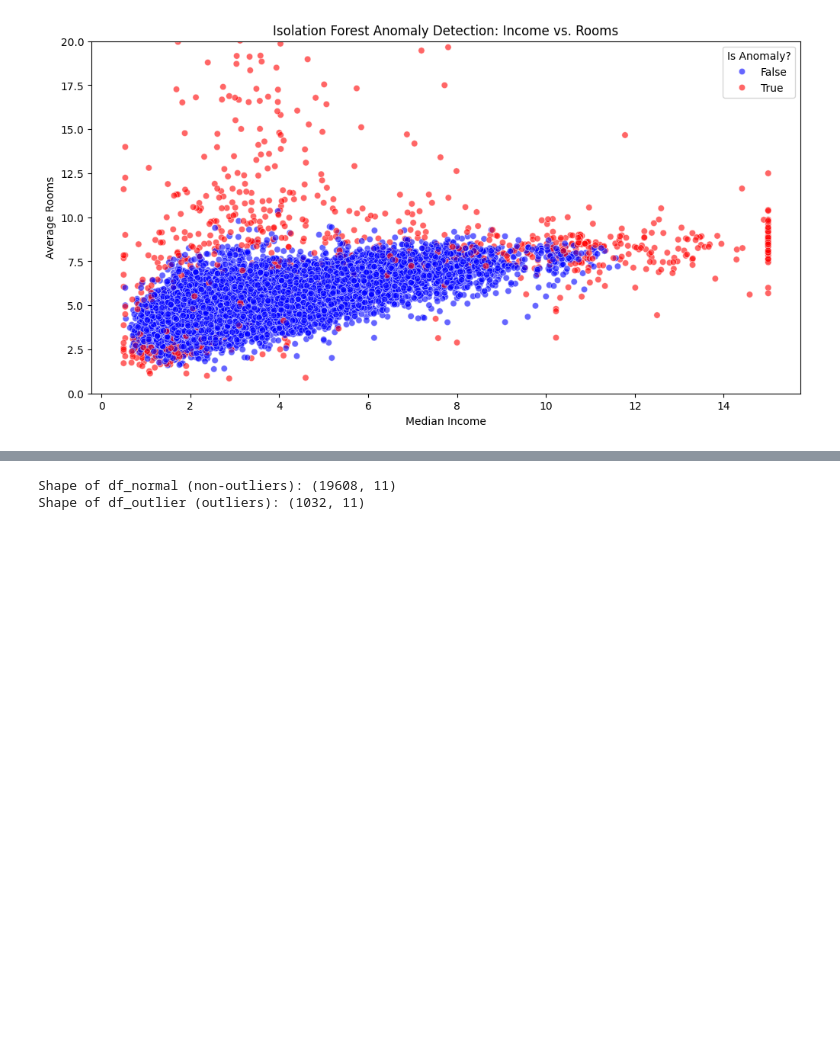
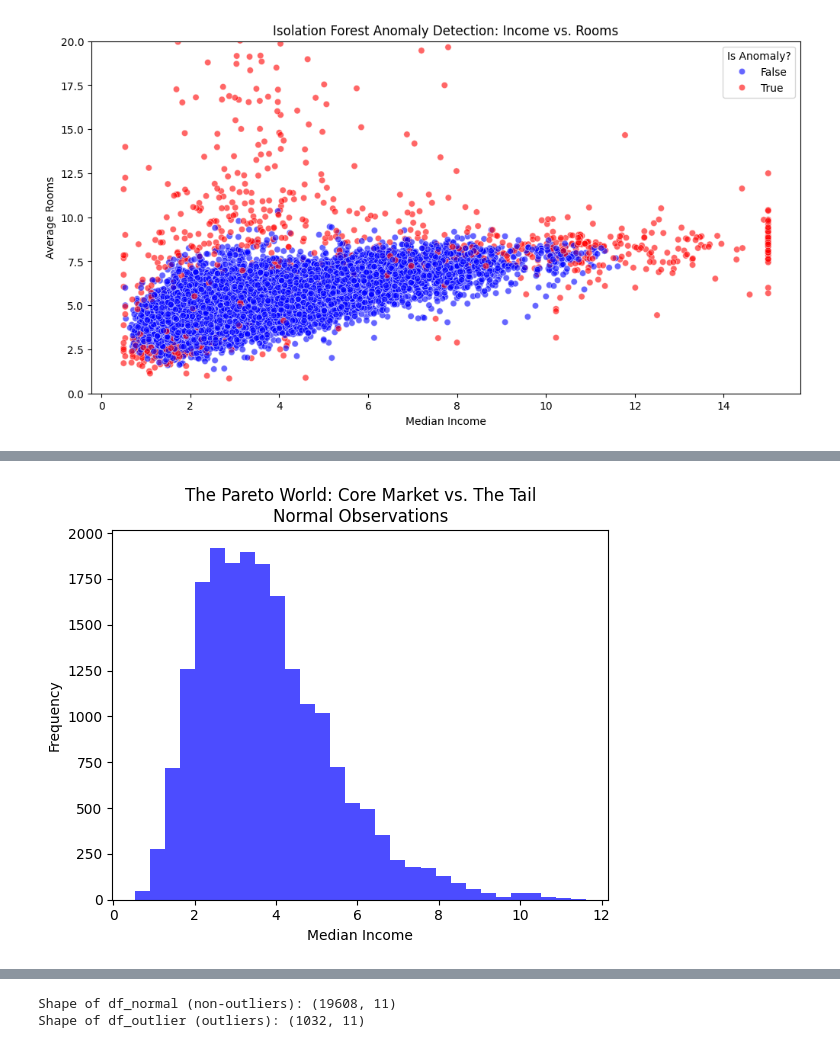
Before and after one commit to Vaidehi-9/ECON3916-33674-Statistical-Machine-Learning, a Jupyter notebook: Lab_4/[Class_4_|_Lab]_Descriptive_Statistics_—_Robustness_in_a_Skewed_World.ipynb, the cells around one changed output, grey strips where cells are left out. Saved outputs shown, nothing was run; the diff lists cells and outputs as text; code cells hidden in the pictures; blank space fills up the shorter version.

```diff
--- a/Lab_4/[Class_4_|_Lab]_Descriptive_Statistics_—_Robustness_in_a_Skewed_World.ipynb
+++ b/Lab_4/[Class_4_|_Lab]_Descriptive_Statistics_—_Robustness_in_a_Skewed_World.ipynb
@@ -110,0 +134,85 @@ To split the main DataFrame 'df' into 'df_normal' and 'df_outlier' based on the
+# %%
+df_normal = df[df["outlier_iso"] == False]
+df_outlier = df[df["outlier_iso"] == True]
+
+summary = pd.DataFrame({
+    "Group": ["Normal", "Outlier"],
+
+    "MedInc_Mean": [
+        df_normal["MedInc"].mean(),
+        df_outlier["MedInc"].mean()
+    ],
+    "MedInc_Median": [
+        df_normal["MedInc"].median(),
+        df_outlier["MedInc"].median()
+    ],
+
+    "MedHouseVal_Mean": [
+        df_normal["MedHouseVal"].mean(),
+        df_outlier["MedHouseVal"].mean()
+    ],
+    "MedHouseVal_Median": [
+        df_normal["MedHouseVal"].median(),
+        df_outlier["MedHouseVal"].median()
+    ],
+})
+
+import numpy as np
+
+def mad(series):
+    med = series.median()
+    return np.median(np.abs(series - med))
+
+summary["MedInc_Std"] = [
+    df_normal["MedInc"].std(),
+    df_outlier["MedInc"].std()
+]
+
+summary["MedInc_MAD"] = [
+    mad(df_normal["MedInc"]),
+    mad(df_outlier["MedInc"])
+]
+
+summary["MedHouseVal_Std"] = [
+    df_normal["MedHouseVal"].std(),
+    df_outlier["MedHouseVal"].std()
+]
+
+summary["MedHouseVal_MAD"] = [
+    mad(df_normal["MedHouseVal"]),
+    mad(df_outlier["MedHouseVal"])
+]
+
+print("=== Comparative Forensics Summary ===")
+print(summary.round(3))
+
+inequality_wedge = pd.DataFrame({
+    "Variable": ["MedInc", "MedHouseVal"],
+    "Inequality_Wedge": [
+        df_outlier["MedInc"].mean() - df_outlier["MedInc"].median(),
+        df_outlier["MedHouseVal"].mean() - df_outlier["MedHouseVal"].median()
+    ]
+})
+
+print("\n=== Inequality Wedge (Outliers) ===")
+print(inequality_wedge.round(3))
+
+
+import matplotlib.pyplot as plt
+
+# Normal observations
+plt.figure()
+plt.hist(df_normal["MedInc"], bins=30, color="blue", alpha=0.7)
+plt.title("The Pareto World: Core Market vs. The Tail\nNormal Observations")
+plt.xlabel("Median Income")
+plt.ylabel("Frequency")
+plt.show()
+
+# Outliers
+plt.figure()
+plt.hist(df_outlier["MedInc"], bins=30, color="red", alpha=0.7)
+plt.title("The Pareto World: Core Market vs. The Tail\nOutlier Observations")
+plt.xlabel("Median Income")
+plt.ylabel("Frequency")
+plt.show()
+# %% [output]
@@ -110,0 +232 @@ To split the main DataFrame 'df' into 'df_normal' and 'df_outlier' based on the
+[figure, added]
```
Also changed, not shown: parts of 9 cells of this notebook.
